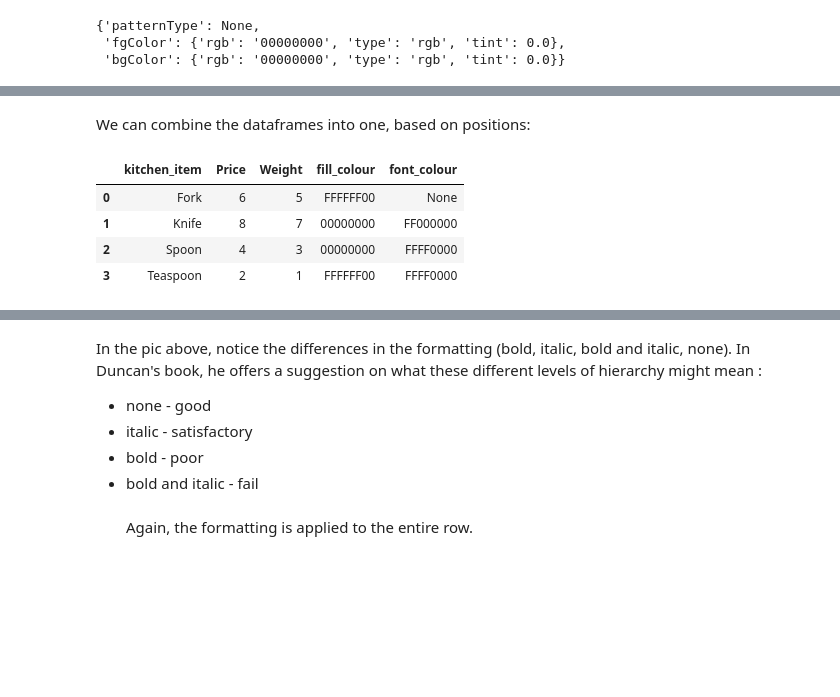
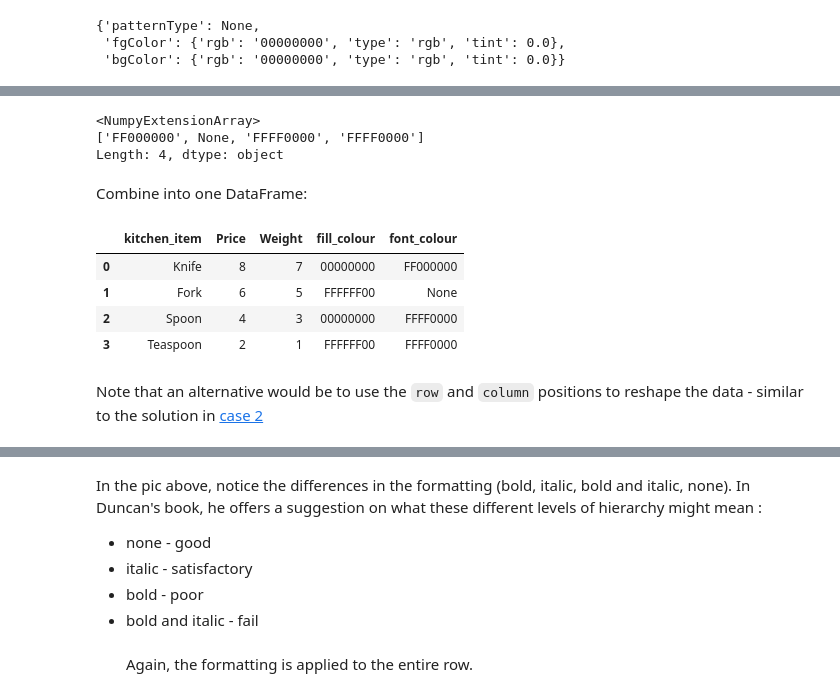
Before and after one commit to samukweku/data-wrangling-blog, a Jupyter notebook: notebooks/Meaningful-Formats.ipynb, the cells around one changed output, grey strips where cells are left out. Drawn from its saved outputs; the diff is of its cells as text; code cells hidden in the pictures; blank space fills up the shorter version.

```diff
--- a/notebooks/Meaningful-Formats.ipynb
+++ b/notebooks/Meaningful-Formats.ipynb
@@ -85,0 +283,11 @@ numbers
+# %%
+# price and weight are number datatypes
+# they are on rows > 1
+booleans = frame.row.gt(1) & frame.data_type.eq("n")
+# retrieve column positions:
+columns = frame.loc[booleans, "column"]
+numbers = frame.loc[booleans, "value"].astype(np.int8).array
+# we know there are only two number columns - weight and price
+# we'll use that knowledge in reshaping:
+numbers = numbers.reshape((-1, 2))
+numbers
@@ -86,3 +305,13 @@ numbers
+# %%
+fill_colour = frame.fill.str.get("fgColor").str.get("rgb")
+font_colour = frame.font.str.get("color").str.get("rgb")
+# keep only rows aligned with the numbers:
+fill_colour = fill_colour[booleans].array
+font_colour = font_colour[booleans].array
+# we know there are only two number columns
+# this means we only need to jump two steps per colour:
+fill_colour = fill_colour[::2]
+font_colour = font_colour[::2]
 # %%
 fill_colour
 # %% [output]
@@ -131,4 +320,0 @@ frame
-# %%
-headers = frame.loc[frame.row.eq(1), ['value', 'row', 'column']].rename(columns={'value':'measure'})
-students = frame.loc[frame.column.eq(1) & frame.row.gt(1), ['value', 'row', 'column']].rename(columns = {'value':'name'})
-numbers = frame.loc[frame.data_type == 'n', ['value', 'row', 'column', 'fill_colour']]
@@ -203,7 +320,0 @@ frame
-# %%
-headers = frame.loc[frame.row.eq(1), ['value', 'row', 'column']].rename(columns={'value':'measure'})
-kitchen_items = frame.loc[frame.column.eq(1) & frame.row.gt(1), ['value', 'row', 'column']].rename(columns = {'value':'kitchen_item'})
-numbers = frame.loc[frame.data_type == 'n', ['value', 'row', 'column', 'fill_colour', 'font_colour']]
-# drop duplicates, since the format applies across the row
-colour = numbers.loc[:, ['row', 'fill_colour', 'font_colour']].drop_duplicates(subset=['row'])
-numbers = numbers.drop(columns=['fill_colour', 'font_colour'])
@@ -245,21 +321,28 @@ colour
-# %% [markdown]
-We can combine the dataframes into one, based on positions:
-# %%
-(kitchen_items
-.drop(columns='column')
-.merge(numbers, on='row')
-.merge(headers.drop(columns='row'), on = 'column')
-.pivot(index = ['kitchen_item', 'row'], columns='measure', values='value')
-.reset_index(level='kitchen_item')
-.merge(colour, on = 'row')
-.drop(columns='row')
-)
-# %% [output]
-|  | kitchen_item | Price | Weight | fill_colour | font_colour |
-| 0 | Fork | 6 | 5 | FFFFFF00 | None |
-| 1 | Knife | 8 | 7 | 00000000 | FF000000 |
-| 2 | Spoon | 4 | 3 | 00000000 | FFFF0000 |
-| 3 | Teaspoon | 2 | 1 | FFFFFF00 | FFFF0000 |
+# %%
+font_colour
+# %% [output]
+<NumpyExtensionArray>
+['FF000000', None, 'FFFF0000', 'FFFF0000']
+Length: 4, dtype: object
+# %% [markdown]
+Combine into one DataFrame:
+# %%
+# filter headers for only rows
+# that align with the weight and price extracts
+headers = headers.loc[headers.column.isin(columns), "value"].array
+outcome = pd.DataFrame(numbers, columns=headers)
+outcome = outcome.assign(
+    kitchen_item=kitchen_items, fill_colour=fill_colour, font_colour=font_colour
+).loc[:, ["kitchen_item", "Price", "Weight", "fill_colour", "font_colour"]]
+outcome
+# %% [output]
+|  | kitchen_item | Price | Weight | fill_colour | font_colour |
+| 0 | Knife | 8 | 7 | 00000000 | FF000000 |
+| 1 | Fork | 6 | 5 | FFFFFF00 | None |
+| 2 | Spoon | 4 | 3 | 00000000 | FFFF0000 |
+| 3 | Teaspoon | 2 | 1 | FFFFFF00 | FFFF0000 |
+# %% [markdown]
+Note that an alternative would be to use the `row` and `column` positions to reshape the data - similar to the solution in [case 2](case-2)
 # %% [markdown]
 ###  **Case 4 : Hierarchies in Formatting**
 ![hierarchies_in_formatting.png](Images/hierarchies_in_formatting.png)
```
Also changed, not shown: parts of 76 cells of this notebook, 14 other files.
